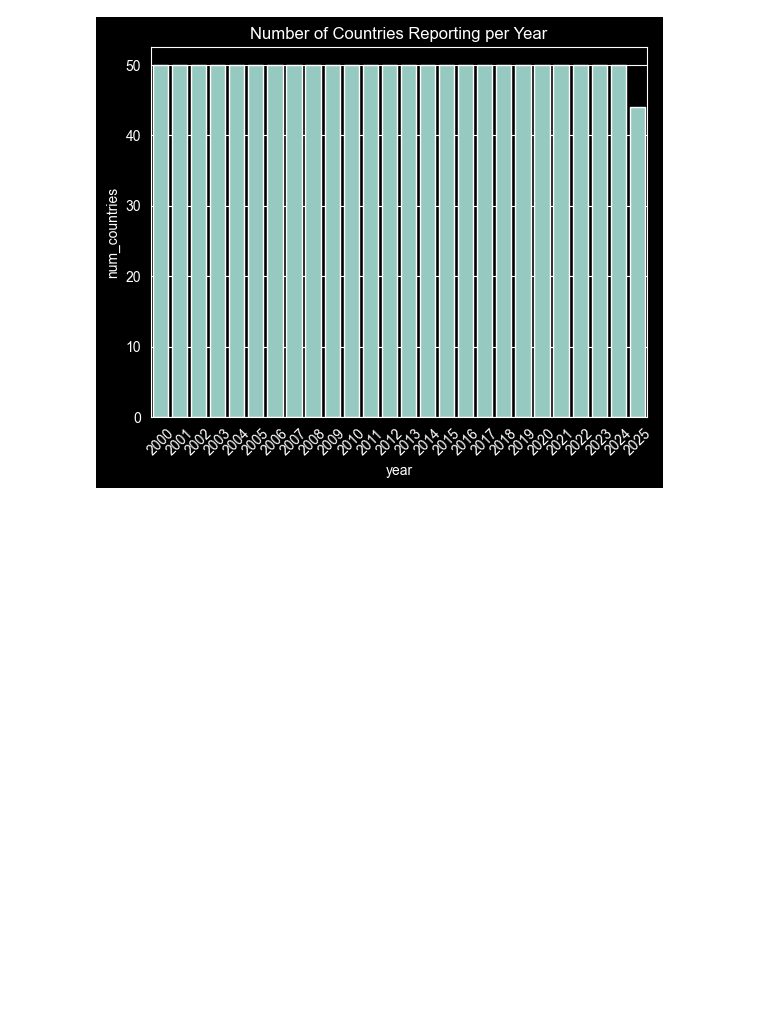
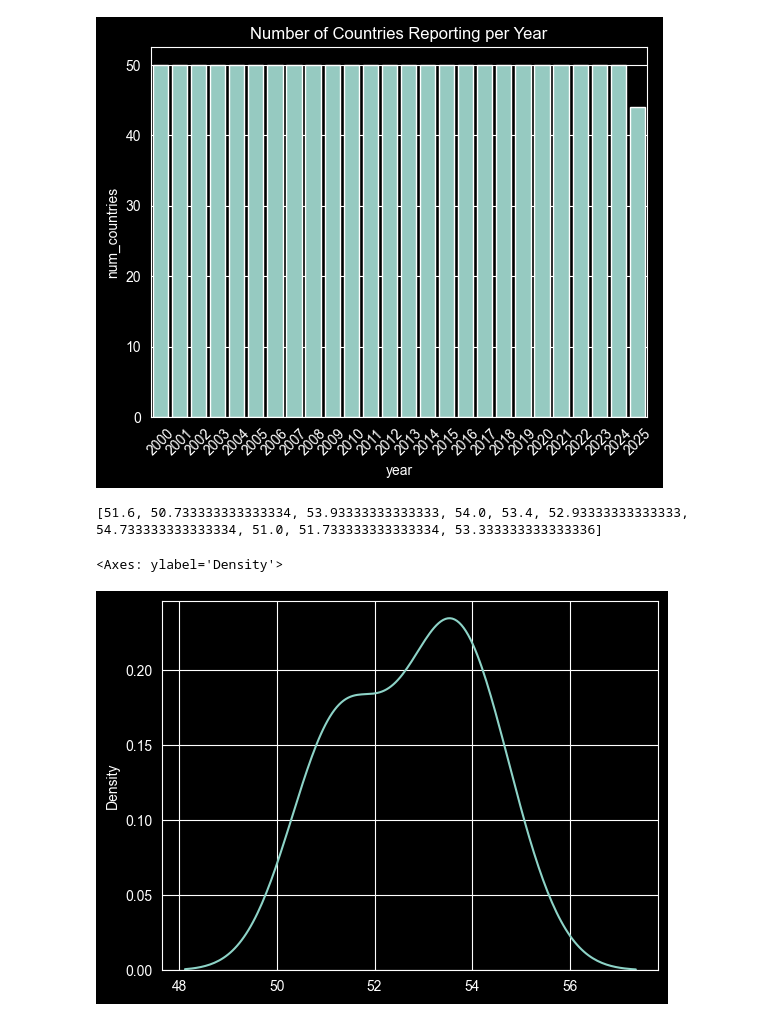
Before and after one commit to Jaydeep2020/AI-ML_Sculptsoft, a Jupyter notebook: 03-06-2026-EDA-EnergyDataset/EDA_energy_transition.ipynb, the cells around one changed output. Cells and saved outputs as stored; diff of their text form; code cells hidden in the pictures; blank space fills up the shorter version.

```diff
--- a/03-06-2026-EDA-EnergyDataset/EDA_energy_transition.ipynb
+++ b/03-06-2026-EDA-EnergyDataset/EDA_energy_transition.ipynb
@@ -1032,0 +1089,16 @@ plt.show()
+# %%
+mean_list = []
+
+for i in range(1, 11):
+    lst = globals()[f'l{i}']
+
+    total = 0
+    for n in lst:
+        total += n
+
+    mean = total / len(lst)
+    mean_list.append(mean)
+
+print(mean_list)
+# %% [output]
+[51.6, 50.733333333333334, 53.93333333333333, 54.0, 53.4, 52.93333333333333, 54.733333333333334, 51.0, 51.733333333333334, 53.333333333333336]
@@ -1032,0 +1107,5 @@ plt.show()
+# %%
+sns.kdeplot(mean_list)
+# %% [output]
+<Axes: ylabel='Density'>
+[figure, added]
```
Also changed, not shown: parts of 8 cells of this notebook, 2 other files.
